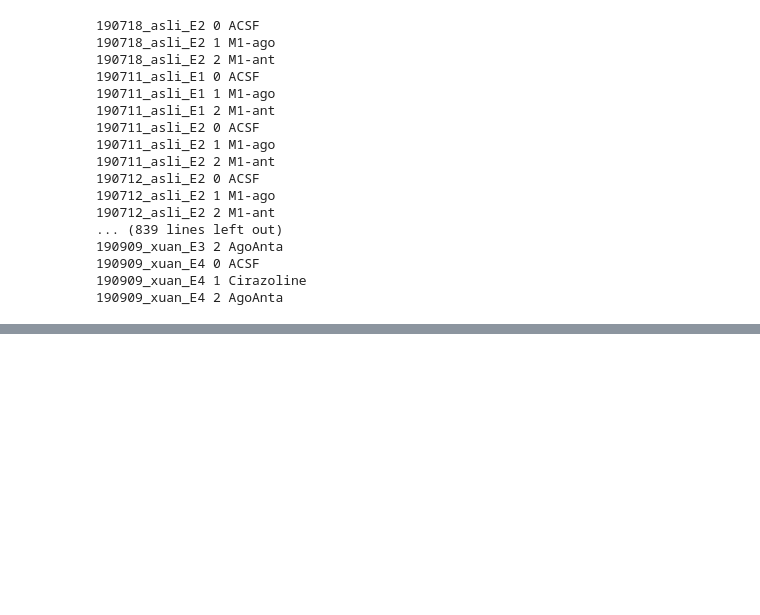
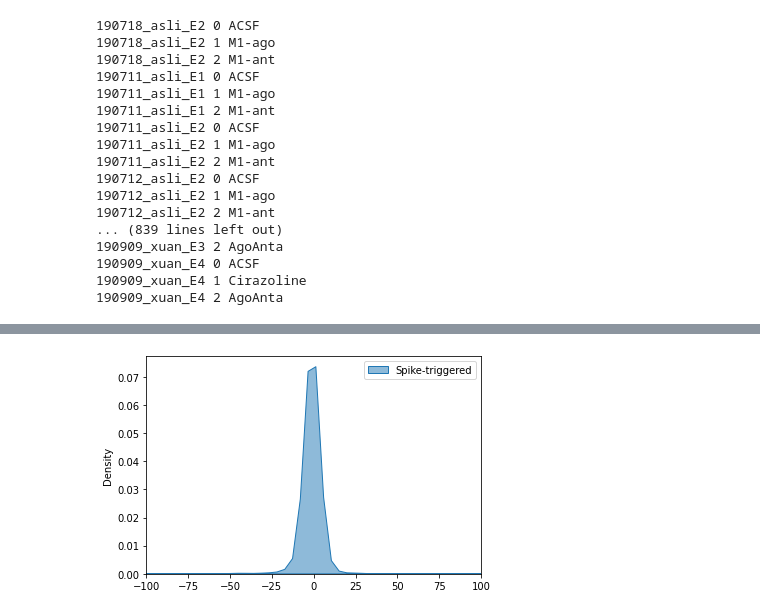
Before and after one commit to Nishant-codex/single_cell_analysis, a Jupyter notebook: notebooks_drug/PNAS_revision.ipynb, the cells around one changed output, grey strips where cells are left out. Cells and saved outputs as stored; diff of their text form; code cells hidden in the pictures; blank space fills up the shorter version.

```diff
--- a/notebooks_drug/PNAS_revision.ipynb
+++ b/notebooks_drug/PNAS_revision.ipynb
@@ -625 +569,10 @@ pd.read_pickle("G:/My Drive/Data For Publication/paper2/PNAS_submission/Revision
+# %%
+sns.kdeplot(np.hstack(df.iloc[90]['random_triggered'])/ np.hstack(df.iloc[90]['spike_triggered']), fill=True, alpha=0.5, label='Spike-triggered')
+# sns.kdeplot(np.hstack(df.iloc[90]['random_triggered']), fill=True, alpha=0.5, label='Random-triggered')
+plt.legend()
+plt.xlim([-100,100])
+plt.savefig(savepath+'example_cell_kde.pdf', dpi=200)
+plt.show()
+# %% [output]
+[figure, added]
 # %%
```
Also changed, not shown: parts of 41 cells of this notebook, 1 other file.
